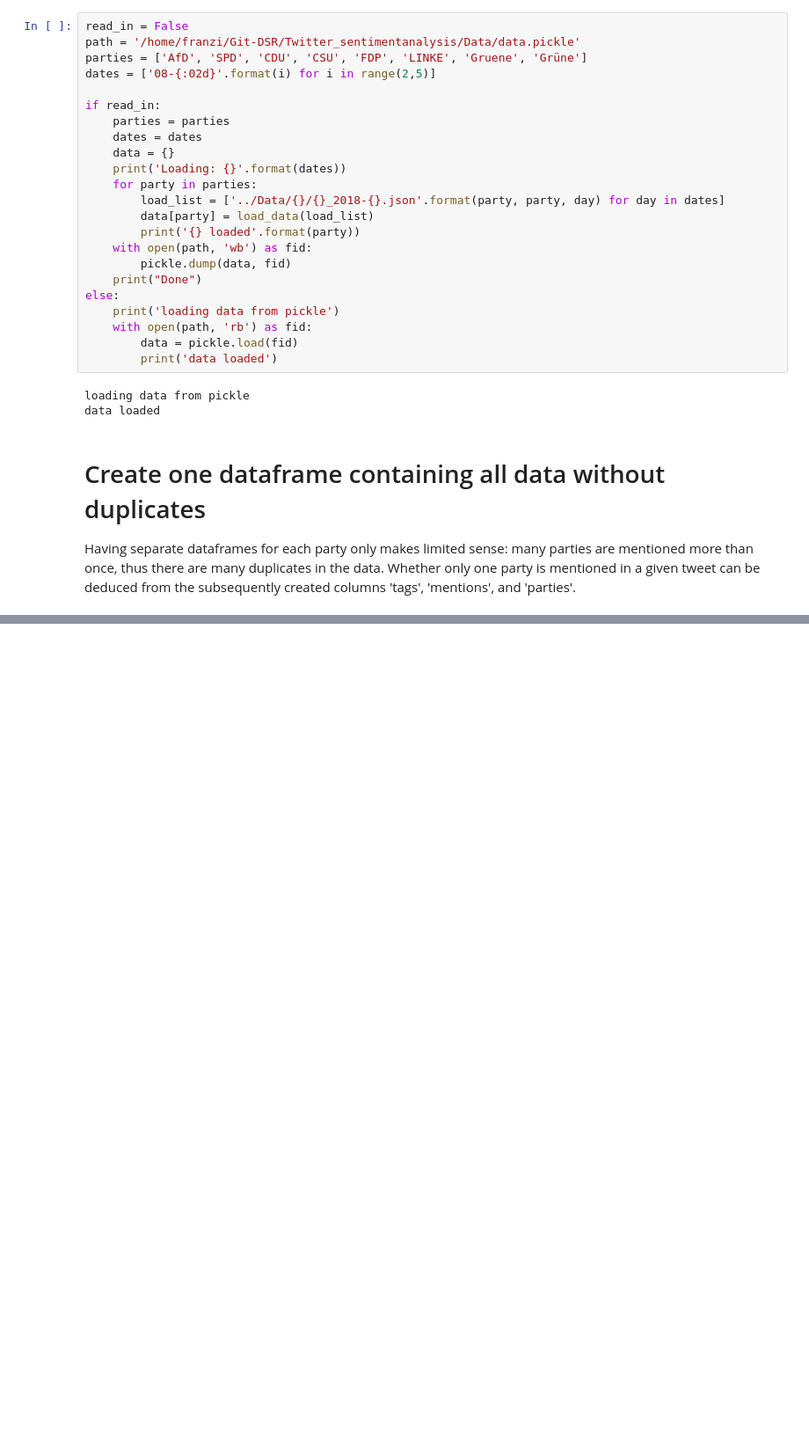
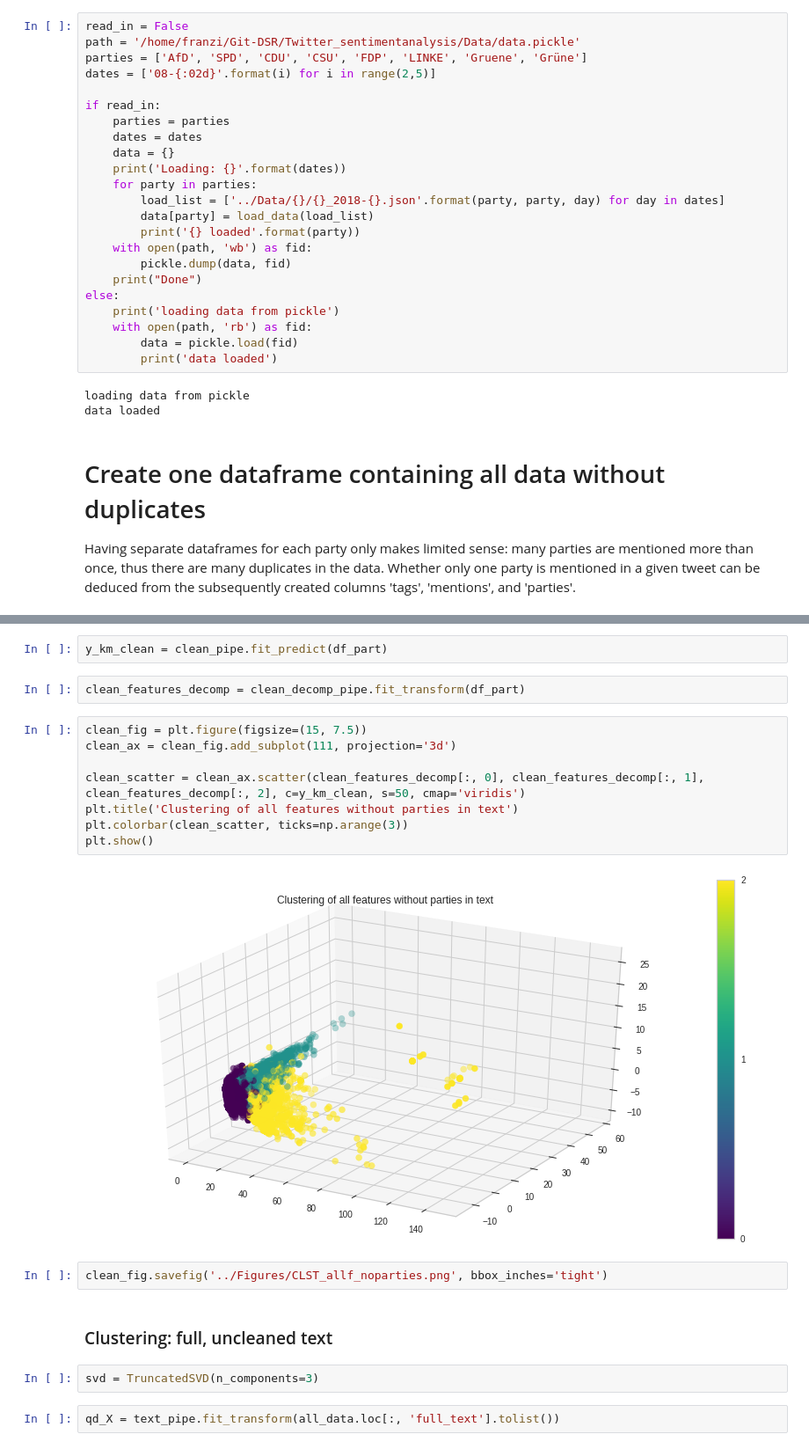
Before and after one commit to FranziSchmitt/Twitter_sentimentanalysis, a Jupyter notebook: Scripts/text_preprocessing.ipynb, the cells around one changed output, grey strips where cells are left out. Shown at 88% size. Saved outputs shown, nothing was run; the diff lists cells and outputs as text; blank space fills up the shorter version.

```diff
--- a/Scripts/text_preprocessing.ipynb
+++ b/Scripts/text_preprocessing.ipynb
@@ -396,0 +221,22 @@ plt.show()
+# %%
+y_km_clean = clean_pipe.fit_predict(df_part)
+# %%
+clean_features_decomp = clean_decomp_pipe.fit_transform(df_part)
+# %%
+clean_fig = plt.figure(figsize=(15, 7.5))
+clean_ax = clean_fig.add_subplot(111, projection='3d')
+
+clean_scatter = clean_ax.scatter(clean_features_decomp[:, 0], clean_features_decomp[:, 1], clean_features_decomp[:, 2], c=y_km_clean, s=50, cmap='viridis')
+plt.title('Clustering of all features without parties in text')
+plt.colorbar(clean_scatter, ticks=np.arange(3))
+plt.show()
+# %% [output]
+[figure, added]
+# %%
+clean_fig.savefig('../Figures/CLST_allf_noparties.png', bbox_inches='tight')
+# %% [markdown]
+### Clustering: full, uncleaned text
+# %%
+svd = TruncatedSVD(n_components=3)
+# %%
+qd_X = text_pipe.fit_transform(all_data.loc[:, 'full_text'].tolist())
```
Also changed, not shown: parts of 91 cells of this notebook.
